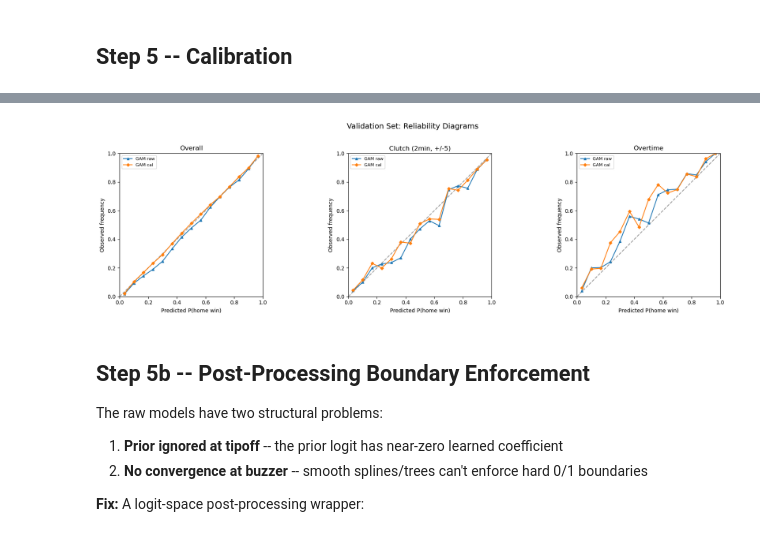
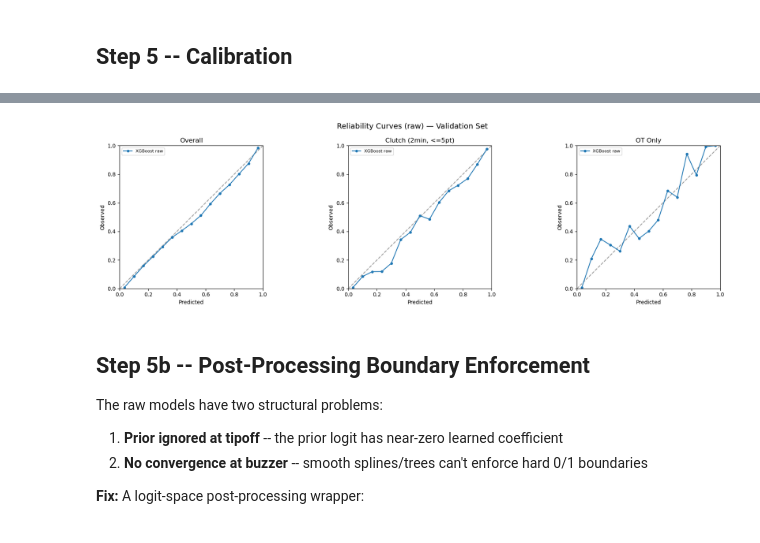
Before and after one commit to danielyang10237/kalshi-trader, a Jupyter notebook: nba/posterior_modeling_research.ipynb, the cells around one changed output, grey strips where cells are left out. Saved outputs shown, nothing was run; the diff lists cells and outputs as text; code cells hidden in the pictures.

Commit message:
better iteration of the trading algo + pricing model

```diff
--- a/nba/posterior_modeling_research.ipynb
+++ b/nba/posterior_modeling_research.ipynb
@@ -1140,0 +835,16 @@ iso_gam, val_c['p_gam_cal'], test_c['p_gam_cal'] = calibrate_and_report(
+# %%
+val_c = val.copy()
+test_c = test.copy()
+val_c['p_xgb'] = xgb_pred(val_c)
+test_c['p_xgb'] = xgb_pred(test_c)
+
+# Evaluate raw
+model_cols = {"XGBoost": "p_xgb"}
+comparison_table(add_slice_flags(val_c), model_cols, "val")
+comparison_table(add_slice_flags(test_c), model_cols, "test")
+
+# Reliability plots
+for split_name, df in [("val", val_c), ("test", test_c)]:
+    df = add_slice_flags(df)
+    for slice_name in ["overall", "clutch", "ot_only"]:
+        plot_reliability(df, model_cols, slice_name, split_name, ARTIFACTS_DIR)
@@ -1141,39 +869,31 @@ iso_gam, val_c['p_gam_cal'], test_c['p_gam_cal'] = calibrate_and_report(
 # %%
-# Combined reliability plots: raw vs calibrated
-val_c = add_slice_flags(val_c)
+# Raw reliability plots (before postprocessing/calibration)
+val_c = add_slice_flags(val.copy())
+val_c['p_xgb'] = xgb_pred(val_c)
 
 fig, axes = plt.subplots(1, 3, figsize=(18, 5))
-for ax, (title, mask_fn) in zip(axes, [
-    ('Overall', lambda d: d),
-    ('Clutch (2min, +/-5)', lambda d: d[d['slice_clutch']]),
-    ('Overtime', lambda d: d[d['slice_ot']]),
+model_cols = {"XGBoost (raw)": "p_xgb"}
+for ax, (title, slicer) in zip(axes, [
+    ('Overall', lambda df: df),
+    ('Clutch (2min, <=5pt)', lambda df: df[df['slice_clutch']]),
+    ('OT Only', lambda df: df[df['slice_ot']]),
 ]):
-    sub = mask_fn(val_c)
+    sub = slicer(val_c)
     if sub.empty:
-        ax.set_title(f'{title} -- no data')
         continue
-    y = sub['y'].values.astype(float)
-    w = sub['sample_weight'].values.astype(float)
+    ys = sub['y'].values.astype(float)
+    ws = sub['sample_weight'].values.astype(float)
     ax.plot([0,1],[0,1], 'k--', alpha=0.4)
-    for col, label, marker in [
-        ('p_gam', 'GAM raw', '^'),
-        ('p_gam_cal', 'GAM cal', 'D'),
-    ]:
-        c, e, _ = reliability_curve(y, sub[col].values, w, n_bins=15)
-        ax.plot(c, e, f'{marker}-', markersize=4, label=label)
-    ax.set_title(title)
-    ax.set_xlabel('Predicted P(home win)')
-    ax.set_ylabel('Observed frequency')
-    ax.legend(fontsize=8)
-    ax.set_xlim(0,1); ax.set_ylim(0,1)
-    ax.set_aspect('equal')
-
-plt.suptitle('Validation Set: Reliability Diagrams', fontsize=14, y=1.02)
-plt.tight_layout()
-fig.savefig(ARTIFACTS_DIR / 'reliability_calibrated_val.png', dpi=150, bbox_inches='tight')
+    c, e, _ = reliability_curve(ys, sub['p_xgb'].values, ws, n_bins=15)
+    ax.plot(c, e, 'o-', markersize=4, label='XGBoost raw')
+    ax.set_title(title); ax.legend(fontsize=8)
+    ax.set_xlabel('Predicted'); ax.set_ylabel('Observed')
+    ax.set_xlim(0,1); ax.set_ylim(0,1); ax.set_aspect('equal')
+fig.suptitle('Reliability Curves (raw) — Validation Set', fontsize=14)
+fig.tight_layout()
 plt.show()
 # %% [output]
-[figure, old version]
+[figure, new version]
 # %% [markdown]
 ## Step 5b -- Post-Processing Boundary Enforcement
 
```
Also changed, not shown: parts of 31 cells of this notebook, 55 other files.
